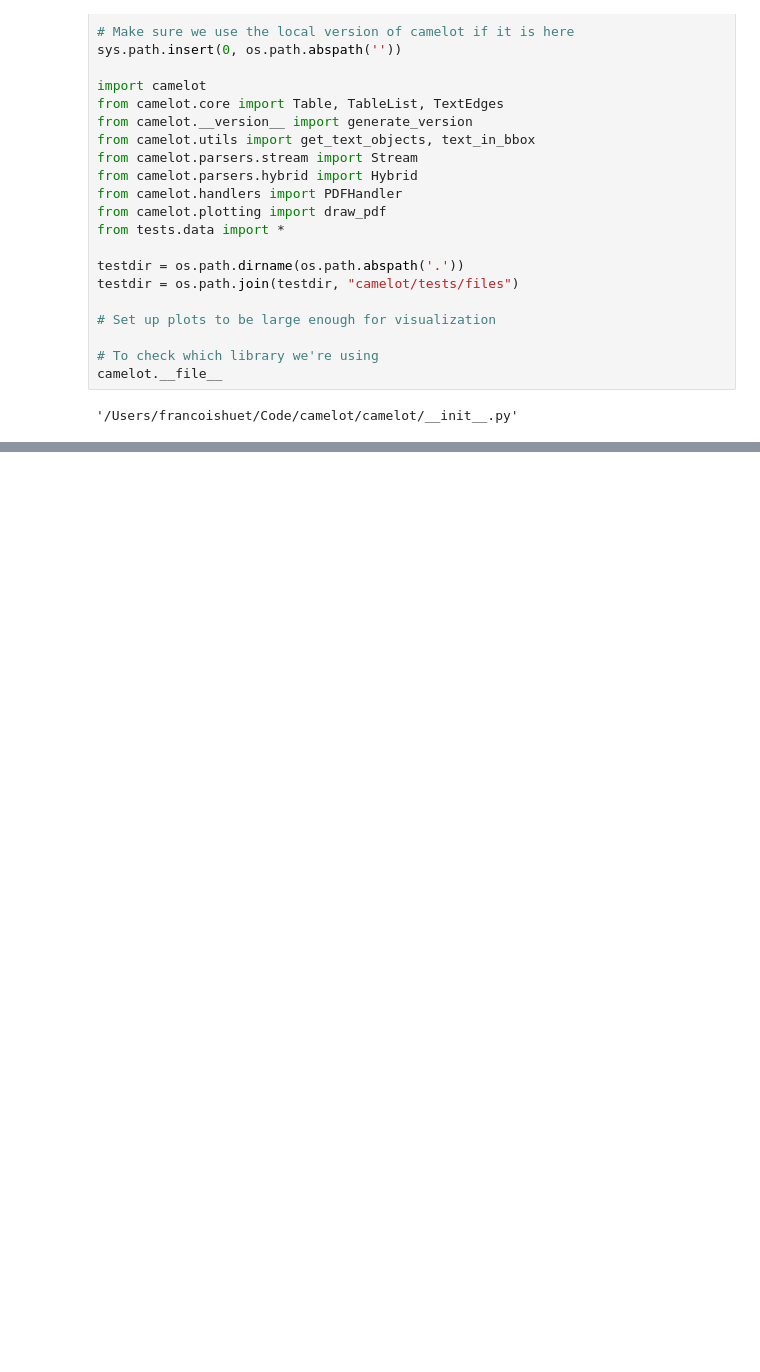
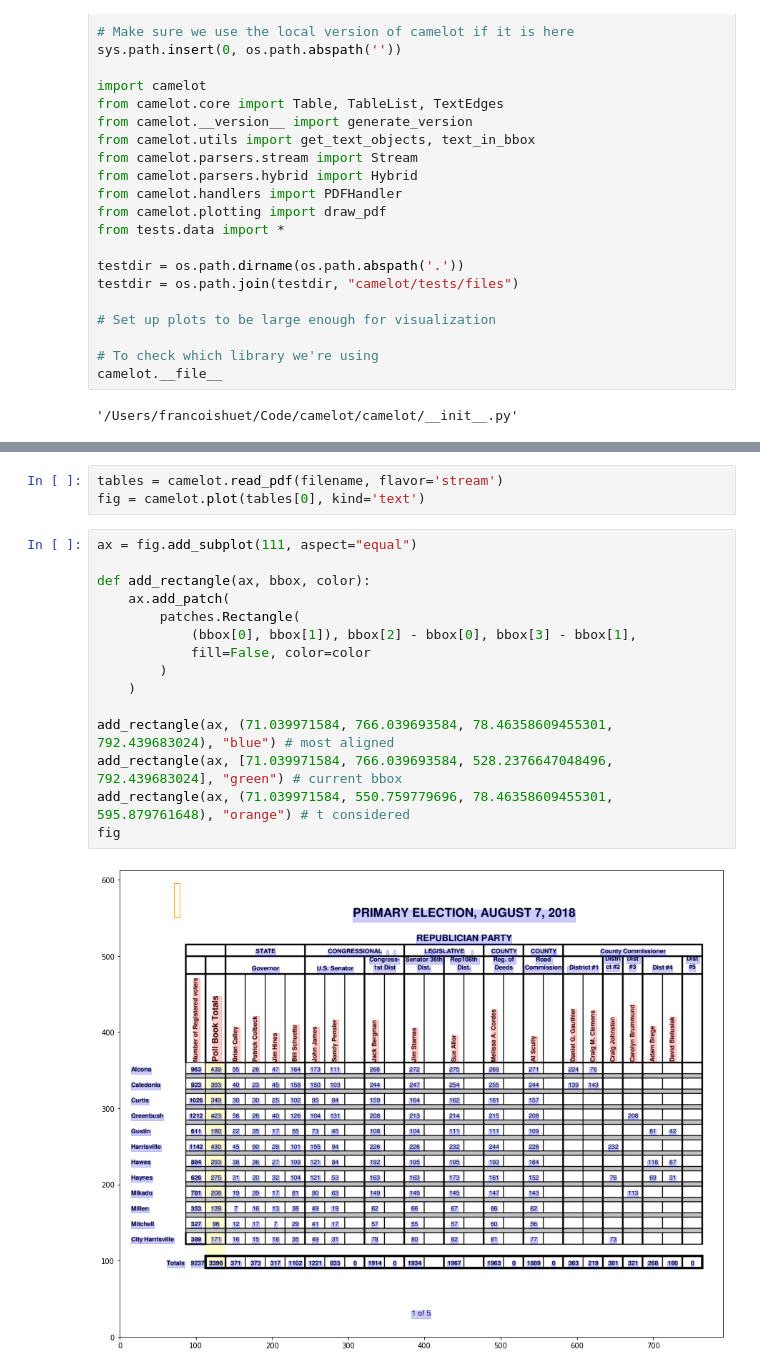
Before and after one commit to camelot-dev/camelot, a Jupyter notebook: notebook-hybrid-parser.ipynb, the cells around one changed output, grey strips where cells are left out. Saved outputs shown, nothing was run; the diff lists cells and outputs as text; blank space fills up the shorter version.

```diff
--- a/notebook-hybrid-parser.ipynb
+++ b/notebook-hybrid-parser.ipynb
@@ -115,0 +122,20 @@ Found 1 tables (37x2) in 0.21s
+# %%
+tables = camelot.read_pdf(filename, flavor='stream')
+fig = camelot.plot(tables[0], kind='text')
+# %%
+ax = fig.add_subplot(111, aspect="equal")
+
+def add_rectangle(ax, bbox, color):
+    ax.add_patch(
+        patches.Rectangle(
+            (bbox[0], bbox[1]), bbox[2] - bbox[0], bbox[3] - bbox[1],
+            fill=False, color=color
+        )
+    )
+
+add_rectangle(ax, (71.039971584, 766.039693584, 78.46358609455301, 792.439683024), "blue") # most aligned
+add_rectangle(ax, [71.039971584, 766.039693584, 528.2376647048496, 792.439683024], "green") # current bbox
+add_rectangle(ax, (71.039971584, 550.759779696, 78.46358609455301, 595.879761648), "orange") # t considered
+fig
+# %% [output]
+[figure, added]
```
Also changed, not shown: parts of 2 cells of this notebook, 7 other files.
